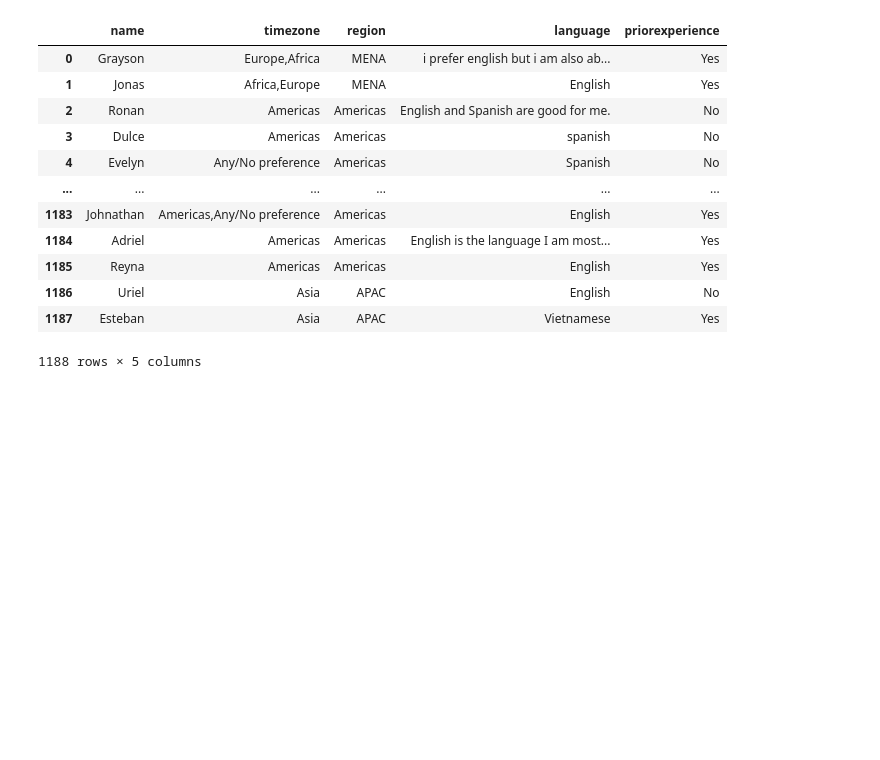
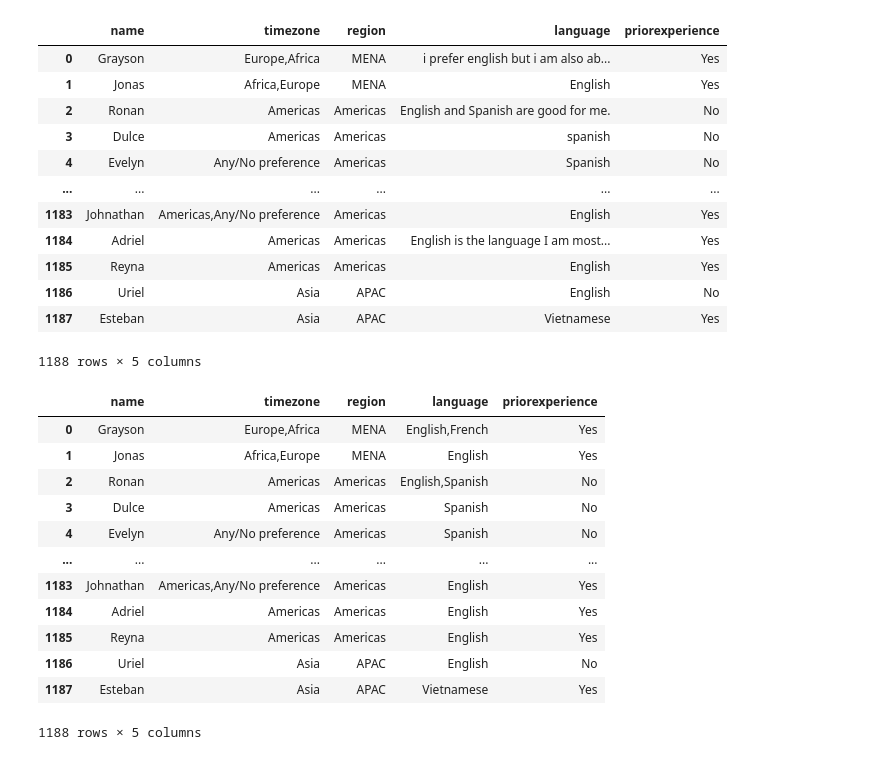
Before and after one commit to SavionJohnson/RadicalX-PythonProject, a Jupyter notebook: src/datacleaner.ipynb, the cells around one changed output. Saved outputs shown, nothing was run; the diff lists cells and outputs as text; code cells hidden in the pictures; blank space fills up the shorter version.

```diff
--- a/src/datacleaner.ipynb
+++ b/src/datacleaner.ipynb
@@ -140,40 +140,55 @@ simplified_df
 # %%
 for i, j in (simplified_df.language.items()):
     keywords = str(j).lower().split(" ")
     words = []
     if "english" in keywords:
-        words.append("english")
+        words.append("English")
     if "spanish" in keywords:
-        words.append("spanish")
+        words.append("Spanish")
     if "french" in keywords:
-        words.append("french")
+        words.append("French")
     if "chinese" in keywords:
-        words.append("chinese")
+        words.append("Chinese")
     if "hindi" in keywords:
-        words.append("hindi")
+        words.append("Hindi")
     if "bengali" in keywords:
-        words.append("bengali")
+        words.append("Bengali")
     if "portuguese" in keywords:
-        words.append("portuguese")
+        words.append("Portuguese")
     if "japanese" in keywords:
-        words.append("japanese")
+        words.append("Japanese")
     if "telegu" in keywords:
-        words.append("telegu")
+        words.append("Telegu")
     if "italian" in keywords:
-        words.append("italian")
+        words.append("Italian")
     if "vietnamese" in keywords:
-        words.append("vietnamese")
+        words.append("Vietnamese")
     if "korean" in keywords:
-        words.append("korean")
+        words.append("Korean")
     if "tamil" in keywords:
-        words.append("tamil")
+        words.append("Tamil")
     if "gujurati" in keywords:
-        words.append("gujurati")
+        words.append("Gujurati")
     if "urdu" in keywords:
-        words.append("urdu")
+        words.append("Urdu")
     if "turkish" in keywords:
-        words.append("turkish")
+        words.append("Turkish")
 
     simplified_df.at[i,'language'] = ",".join(words)
+simplified_df
+# %% [output]
+|  | name | timezone | region | language | priorexperience |
+| 0 | Grayson | Europe,Africa | MENA | English,French | Yes |
+| 1 | Jonas | Africa,Europe | MENA | English | Yes |
+| 2 | Ronan | Americas | Americas | English,Spanish | No |
+| 3 | Dulce | Americas | Americas | Spanish | No |
+| 4 | Evelyn | Any/No preference | Americas | Spanish | No |
+| ... | ... | ... | ... | ... | ... |
+| 1183 | Johnathan | Americas,Any/No preference | Americas | English | Yes |
+| 1184 | Adriel | Americas | Americas | English | Yes |
+| 1185 | Reyna | Americas | Americas | English | Yes |
+| 1186 | Uriel | Asia | APAC | English | No |
+| 1187 | Esteban | Asia | APAC | Vietnamese | Yes |
+1188 rows × 5 columns
 # %%
 # clean simplified_df by removing any nan values and splitting rows
```
Also changed, not shown: parts of 4 cells of this notebook.
